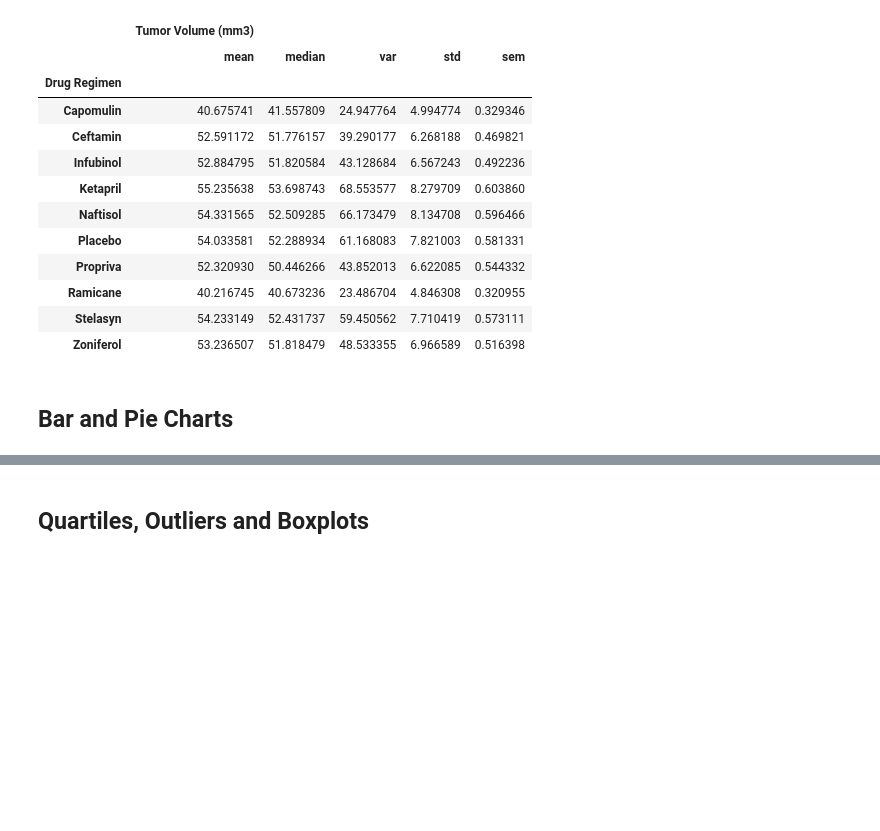
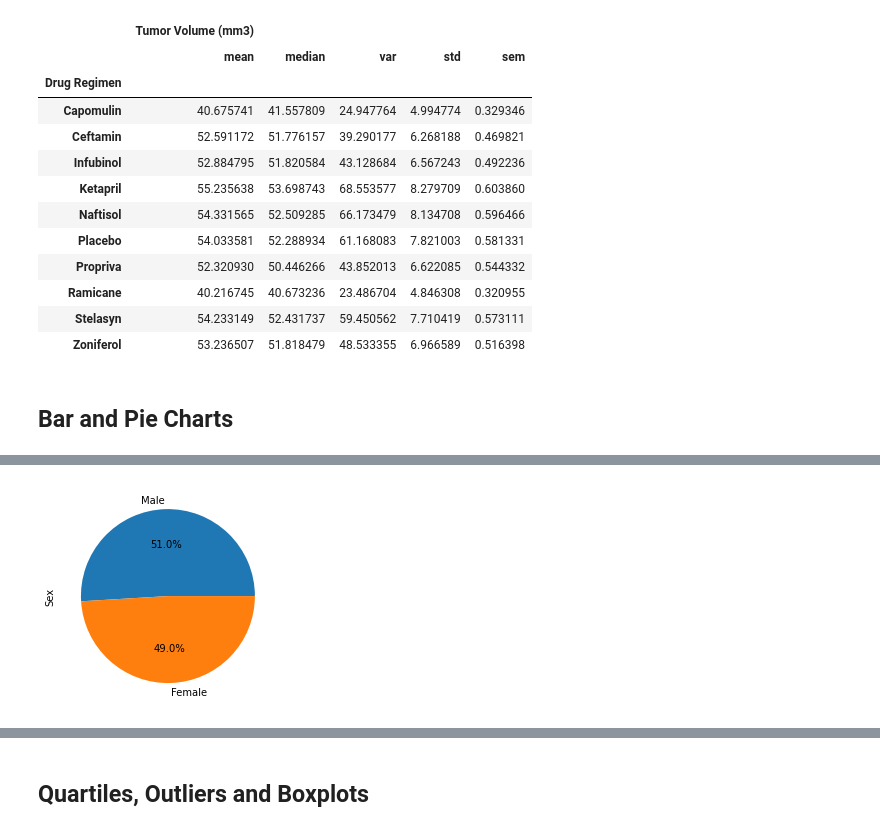
Before and after one commit to Franz365/matplotlib-challenge, a Jupyter notebook: Pymaceuticals/pymaceuticals.ipynb, the cells around one changed output, grey strips where cells are left out. Cells and saved outputs as stored; diff of their text form; code cells hidden in the pictures; blank space fills up the shorter version.

```diff
--- a/Pymaceuticals/pymaceuticals.ipynb
+++ b/Pymaceuticals/pymaceuticals.ipynb
@@ -154,4 +168,9 @@ summary_table_2
 # %%
 # Generate a pie plot showing the distribution of female versus male mice using pandas
+counts = clean_data.Sex.value_counts()
+counts.plot(kind="pie",autopct='%1.1f%%')
+plt.show()
+# %% [output]
+[figure, added]
 # %%
 # Generate a pie plot showing the distribution of female versus male mice using pyplot
```
Also changed, not shown: parts of 11 cells of this notebook.
